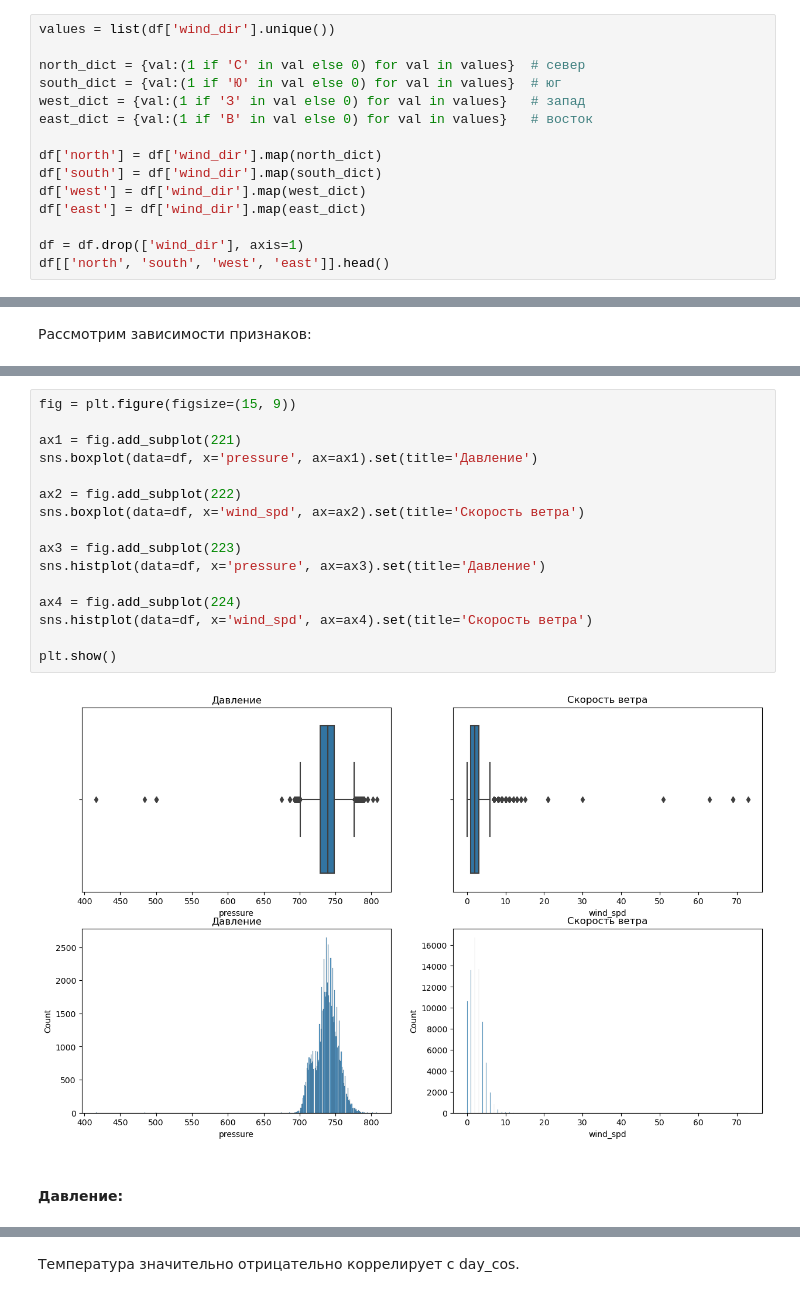
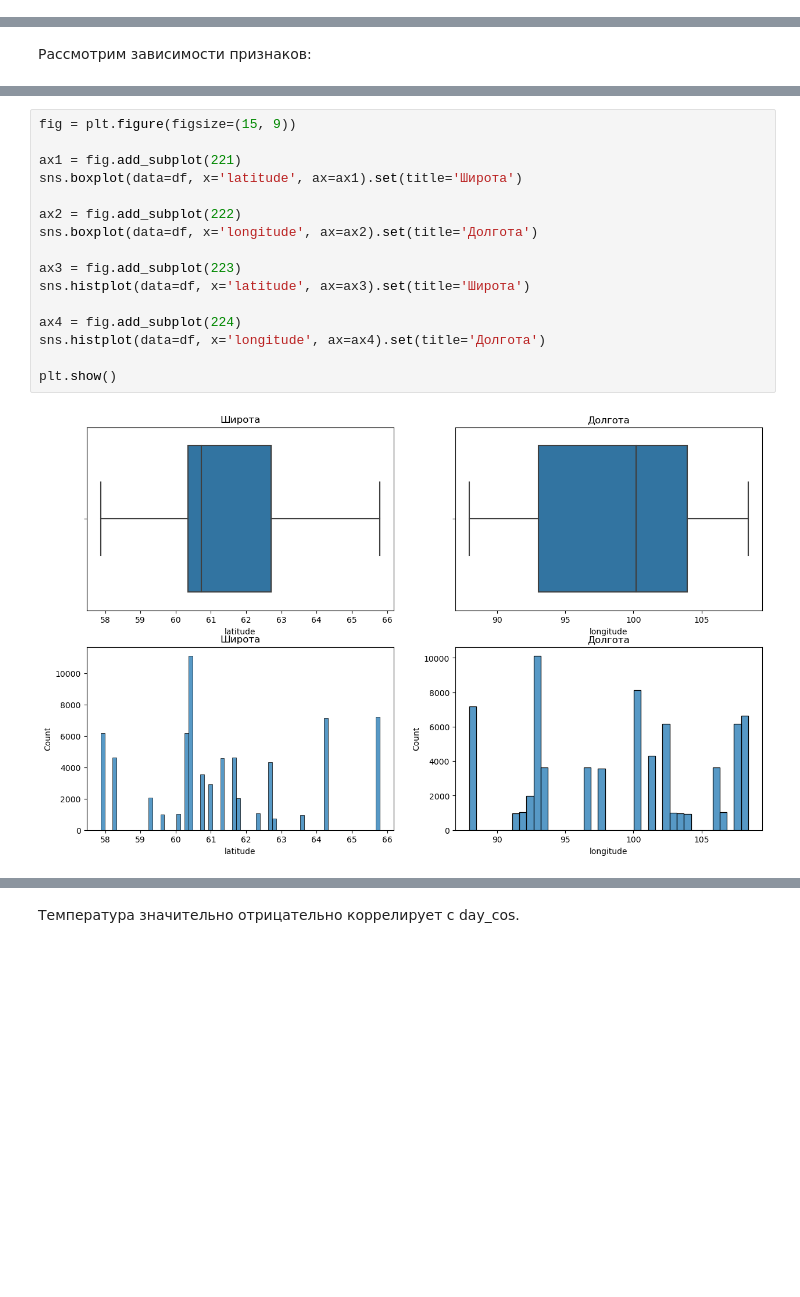
Before and after one commit to phys-winner/water-predictor-bot, a Jupyter notebook: notebooks/eda.ipynb, the cells around one changed output, grey strips where cells are left out. Saved outputs shown, nothing was run; the diff lists cells and outputs as text; blank space fills up the shorter version.

```diff
--- a/notebooks/eda.ipynb
+++ b/notebooks/eda.ipynb
@@ -827,15 +776,0 @@ Name: wind_dir, dtype: int64
-# %%
-values = list(df['wind_dir'].unique())
-
-north_dict = {val:(1 if 'С' in val else 0) for val in values}  # север
-south_dict = {val:(1 if 'Ю' in val else 0) for val in values}  # юг
-west_dict = {val:(1 if 'З' in val else 0) for val in values}   # запад
-east_dict = {val:(1 if 'В' in val else 0) for val in values}   # восток
-
-df['north'] = df['wind_dir'].map(north_dict)
-df['south'] = df['wind_dir'].map(south_dict)
-df['west'] = df['wind_dir'].map(west_dict)
-df['east'] = df['wind_dir'].map(east_dict)
-
-df = df.drop(['wind_dir'], axis=1)
-df[['north', 'south', 'west', 'east']].head()
@@ -968,20 +851,18 @@ sns.pairplot(df[['temperature', 'pressure', 'wind_spd', 'water_level']], diag_ki
 # %%
 fig = plt.figure(figsize=(15, 9))
 
 ax1 = fig.add_subplot(221)
-sns.boxplot(data=df, x='pressure', ax=ax1).set(title='Давление')
+sns.boxplot(data=df, x='latitude', ax=ax1).set(title='Широта')
 
 ax2 = fig.add_subplot(222)
-sns.boxplot(data=df, x='wind_spd', ax=ax2).set(title='Скорость ветра')
+sns.boxplot(data=df, x='longitude', ax=ax2).set(title='Долгота')
 
 ax3 = fig.add_subplot(223)
-sns.histplot(data=df, x='pressure', ax=ax3).set(title='Давление')
+sns.histplot(data=df, x='latitude', ax=ax3).set(title='Широта')
 
 ax4 = fig.add_subplot(224)
-sns.histplot(data=df, x='wind_spd', ax=ax4).set(title='Скорость ветра')
+sns.histplot(data=df, x='longitude', ax=ax4).set(title='Долгота')
 
 plt.show()
 # %% [output]
-[figure, old version]
+[figure, new version]
-# %% [markdown]
-#### Давление:
```
Also changed, not shown: parts of 67 cells of this notebook, 5 other files.
